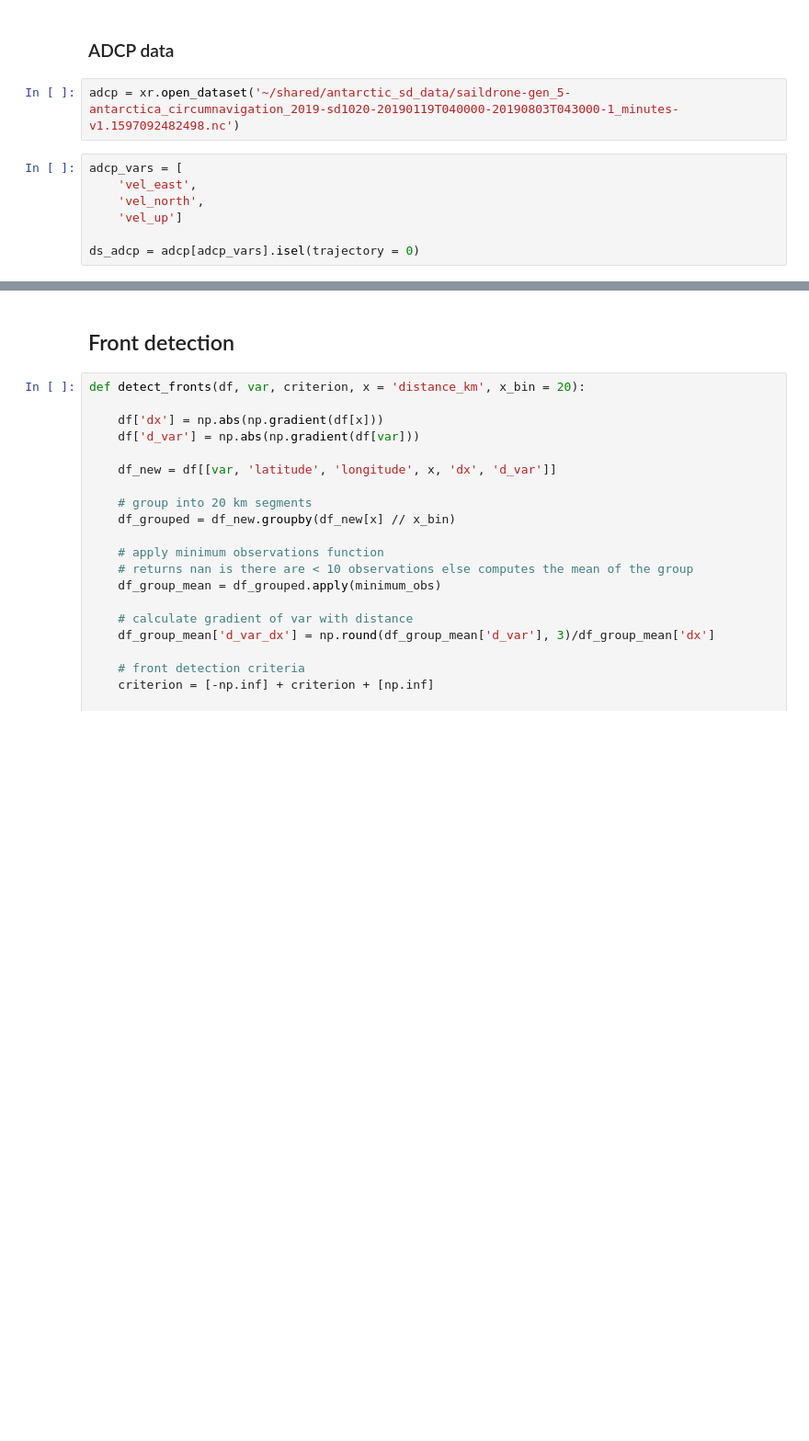
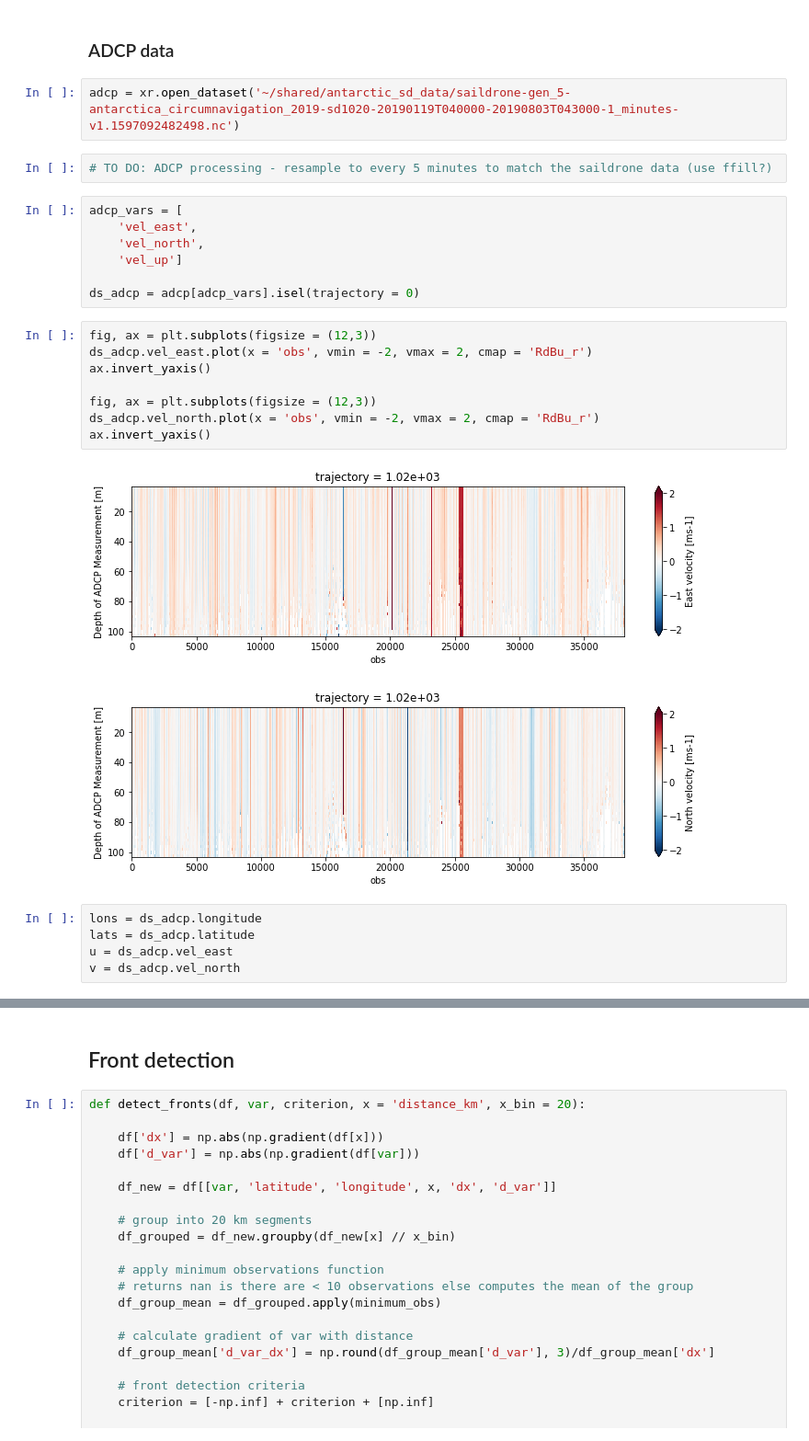
Before and after one commit to oceanhackweek/ohw22-proj-front-finder, a Jupyter notebook: scripts/view_data-MJ.ipynb, the cells around one changed output, grey strips where cells are left out. Shown at 92% size. Drawn from its saved outputs; the diff is of its cells as text; blank space fills up the shorter version.

Commit message:
Added ADCP data and rotated velocities

```diff
--- a/scripts/view_data-MJ.ipynb
+++ b/scripts/view_data-MJ.ipynb
@@ -93,6 +95,8 @@ plt.tight_layout(h_pad = 1.2)
 ### ADCP data
 # %%
 adcp = xr.open_dataset('~/shared/antarctic_sd_data/saildrone-gen_5-antarctica_circumnavigation_2019-sd1020-20190119T040000-20190803T043000-1_minutes-v1.1597092482498.nc')
+# %%
+# TO DO: ADCP processing - resample to every 5 minutes to match the saildrone data (use ffill?)
 # %%
 adcp_vars = [
     'vel_east',
@@ -100,3 +104,19 @@ adcp_vars = [
     'vel_up']
 
 ds_adcp = adcp[adcp_vars].isel(trajectory = 0)
+# %%
+fig, ax = plt.subplots(figsize = (12,3))
+ds_adcp.vel_east.plot(x = 'obs', vmin = -2, vmax = 2, cmap = 'RdBu_r')
+ax.invert_yaxis()
+
+fig, ax = plt.subplots(figsize = (12,3))
+ds_adcp.vel_north.plot(x = 'obs', vmin = -2, vmax = 2, cmap = 'RdBu_r')
+ax.invert_yaxis()
+# %% [output]
+[figure, added]
+[figure, added]
+# %%
+lons = ds_adcp.longitude
+lats = ds_adcp.latitude
+u = ds_adcp.vel_east
+v = ds_adcp.vel_north
```
Also changed, not shown: parts of 13 cells of this notebook.
